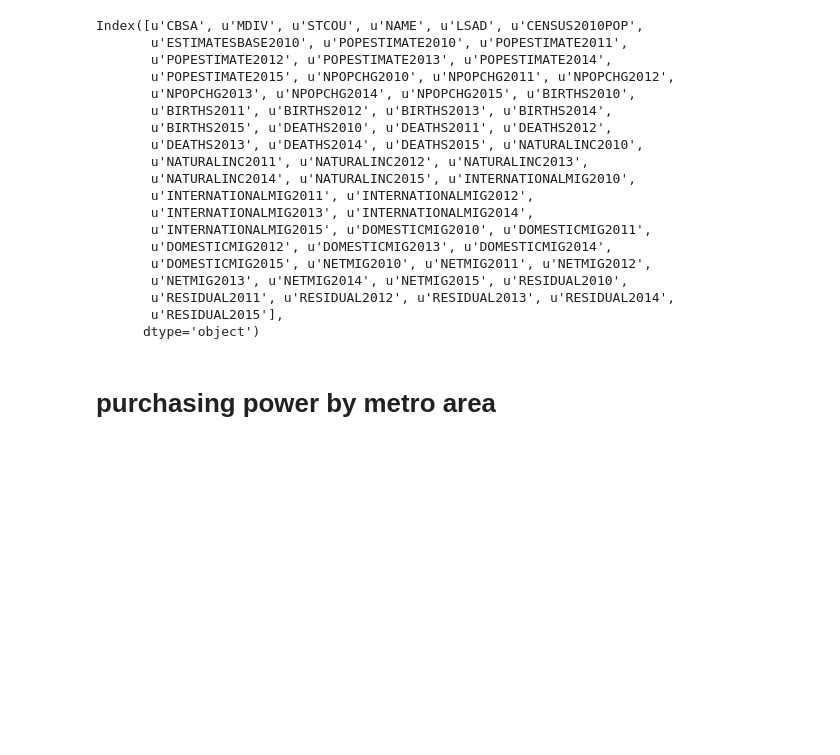
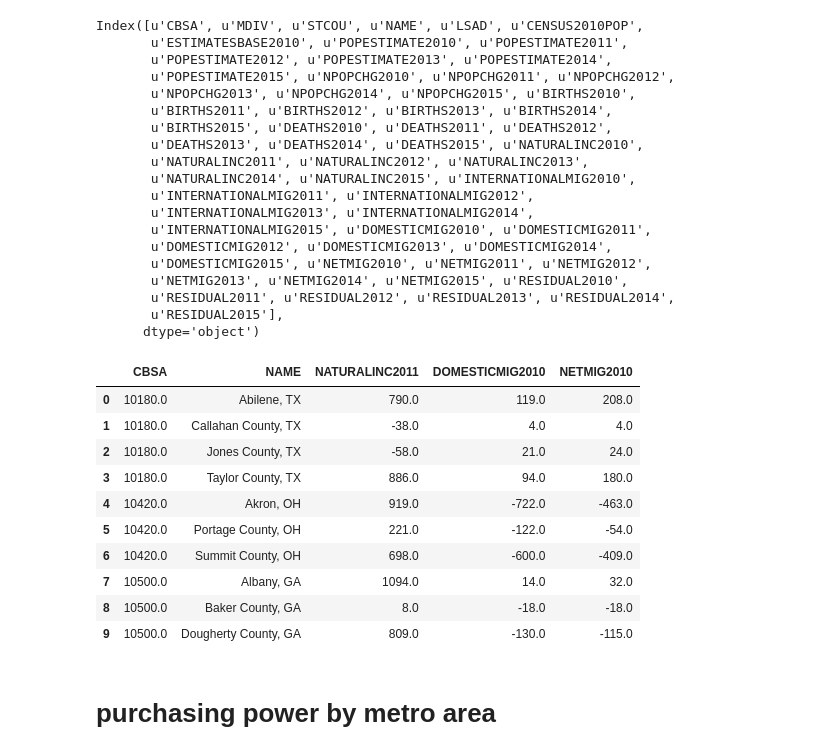
Before and after one commit to MLTaylor880/capstone, a Jupyter notebook: Capstone getting the data.ipynb, the cells around one changed output. Saved outputs shown, nothing was run; the diff lists cells and outputs as text; code cells hidden in the pictures; blank space fills up the shorter version.

```diff
--- a/Capstone getting the data.ipynb
+++ b/Capstone getting the data.ipynb
@@ -171,6 +171,22 @@ Index([u'CBSA', u'MDIV', u'STCOU', u'NAME', u'LSAD', u'CENSUS2010POP',
        u'RESIDUAL2011', u'RESIDUAL2012', u'RESIDUAL2013', u'RESIDUAL2014',
        u'RESIDUAL2015'],
       dtype='object')
+# %%
+newMetroChanges=metroChangesinPop[['CBSA','NAME','NATURALINC2011','DOMESTICMIG2010','NETMIG2010']]
+# %%
+newMetroChanges.head(10)
+# %% [output]
+|  | CBSA | NAME | NATURALINC2011 | DOMESTICMIG2010 | NETMIG2010 |
+| 0 | 10180.0 | Abilene, TX | 790.0 | 119.0 | 208.0 |
+| 1 | 10180.0 | Callahan County, TX | -38.0 | 4.0 | 4.0 |
+| 2 | 10180.0 | Jones County, TX | -58.0 | 21.0 | 24.0 |
+| 3 | 10180.0 | Taylor County, TX | 886.0 | 94.0 | 180.0 |
+| 4 | 10420.0 | Akron, OH | 919.0 | -722.0 | -463.0 |
+| 5 | 10420.0 | Portage County, OH | 221.0 | -122.0 | -54.0 |
+| 6 | 10420.0 | Summit County, OH | 698.0 | -600.0 | -409.0 |
+| 7 | 10500.0 | Albany, GA | 1094.0 | 14.0 | 32.0 |
+| 8 | 10500.0 | Baker County, GA | 8.0 | -18.0 | -18.0 |
+| 9 | 10500.0 | Dougherty County, GA | 809.0 | -130.0 | -115.0 |
 # %% [markdown]
 # purchasing power by metro area
 # %%
```
Also changed, not shown: parts of 8 cells of this notebook, 2 other files.
